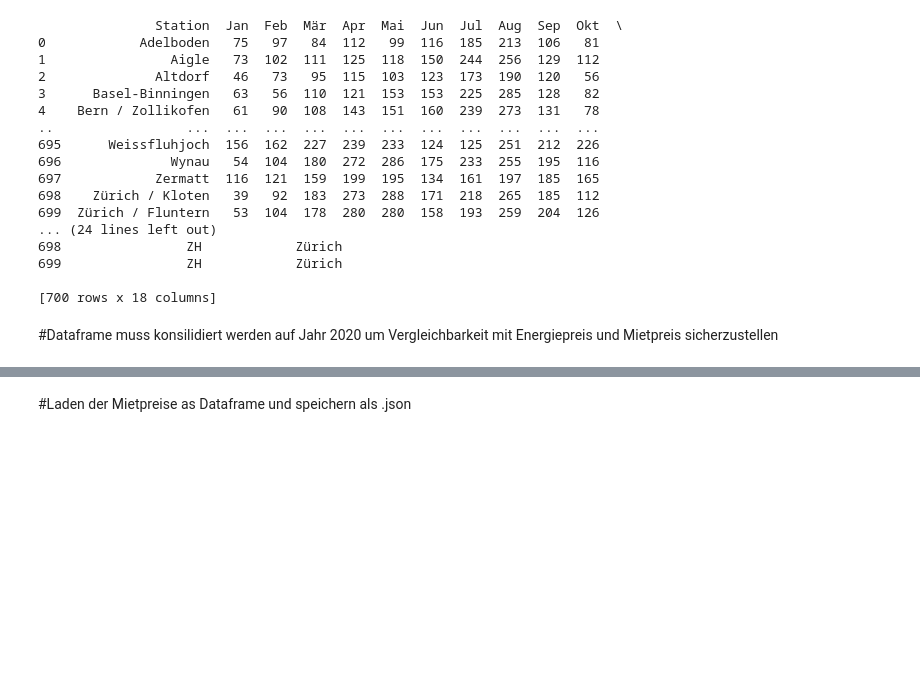
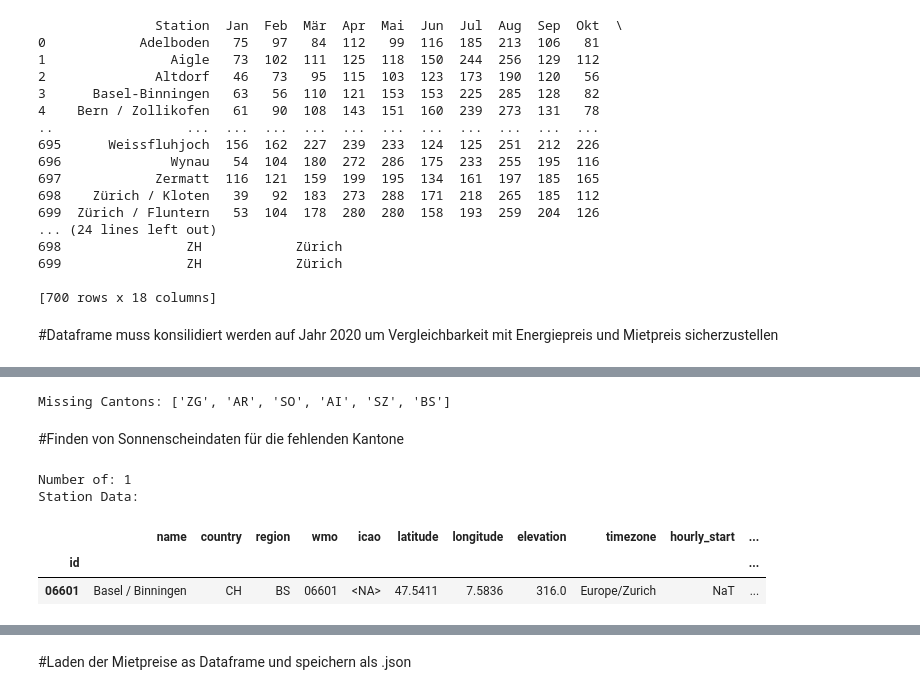
Before and after one commit to kevgam/CAS_IE_Scripting, a Jupyter notebook: group_5_aggregate.ipynb, the cells around one changed output, grey strips where cells are left out. Cells and saved outputs as stored; diff of their text form; code cells hidden in the pictures; blank space fills up the shorter version.

```diff
--- a/group_5_aggregate.ipynb
+++ b/group_5_aggregate.ipynb
@@ -628,0 +710,40 @@ with open('/content/drive/MyDrive/ie_scripting_datasets/sunshine_data_2020_df.js
+# %%
+
+# Load the kanton_list from the JSON file
+with open('/content/drive/MyDrive/ie_scripting_datasets/kanton_list.json', 'r') as f:
+    kanton_list = json.load(f)
+
+# Load station cantons from the JSON file
+with open('/content/drive/MyDrive/ie_scripting_datasets/station_cantons_clean.json', 'r') as f:
+    station_cantons_data = json.load(f)
+
+# Extract the first element of the "canton" key for each station
+station_cantons = set(item['canton'][0] for item in station_cantons_data)
+
+# Find missing cantons
+missing_cantons = [kanton for kanton in kanton_list if kanton not in station_cantons]
+
+# Print the missing cantons
+print("Missing Cantons:", missing_cantons)
+# %% [output]
+Missing Cantons: ['ZG', 'AR', 'SO', 'AI', 'SZ', 'BS']
+# %% [markdown]
+#Finden von Sonnenscheindaten für die fehlenden Kantone
+# %%
+#Get weather stations in missing cantons
+from meteostat import Stations
+
+stations = Stations()
+stations = stations.region('CH', 'BS')
+stations_df = stations.fetch(2)#, sample=True)
+
+print('Number of:', stations.count())
+print("Station Data:",)
+
+stations_df.head()
+# %% [output]
+Number of: 1
+Station Data:
+|  | name | country | region | wmo | icao | latitude | longitude | elevation | timezone | hourly_start | ... |
+| id |  |  |  |  |  |  |  |  |  |  | ... |
+| 06601 | Basel / Binningen | CH | BS | 06601 | <NA> | 47.5411 | 7.5836 | 316.0 | Europe/Zurich | NaT | ... |
```
Also changed, not shown: parts of 14 cells of this notebook.
